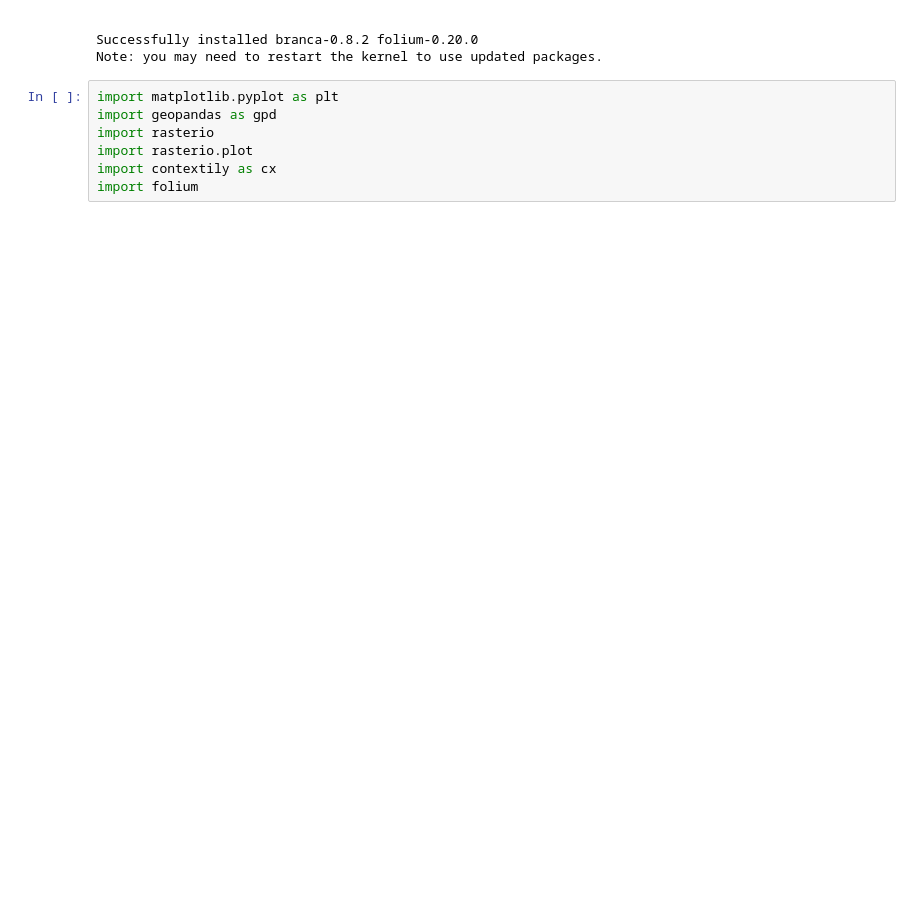
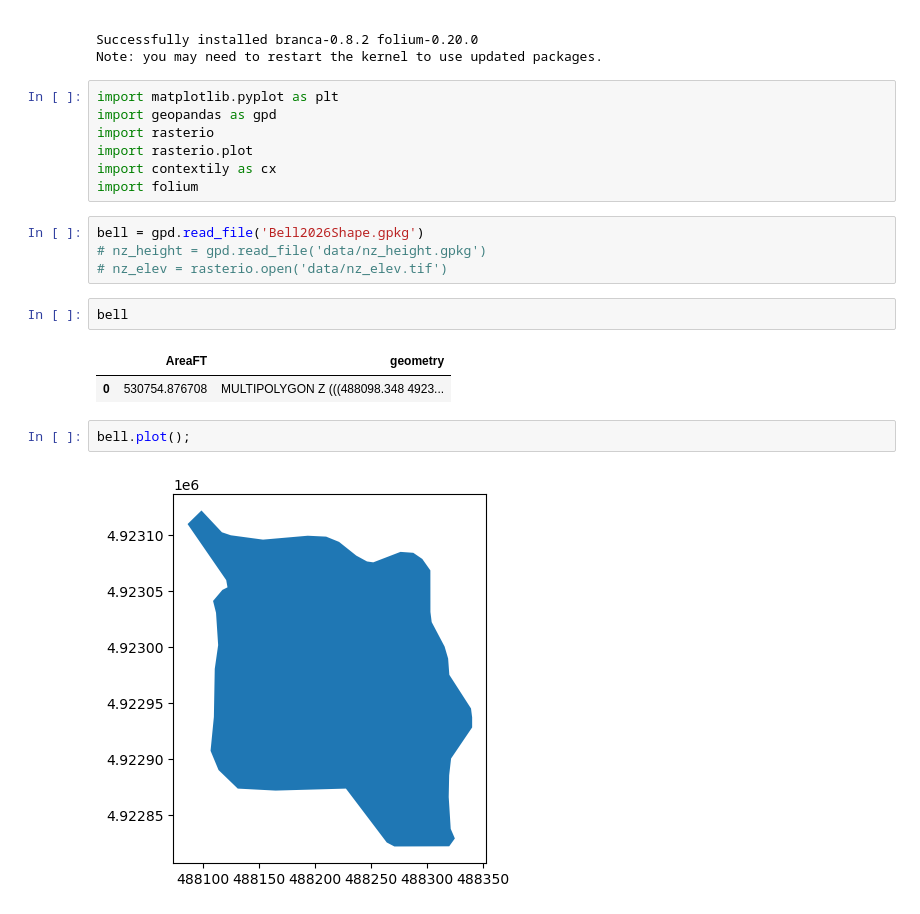
Before and after one commit to sauron-245/summer_26, a Jupyter notebook: summer 2026/BellMap.ipynb, the cells around one changed output. Saved outputs shown, nothing was run; the diff lists cells and outputs as text; blank space fills up the shorter version.

```diff
--- a/summer 2026/BellMap.ipynb
+++ b/summer 2026/BellMap.ipynb
@@ -86,3 +102,16 @@ import rasterio
 import rasterio.plot
 import contextily as cx
 import folium
+# %%
+bell = gpd.read_file('Bell2026Shape.gpkg')
+# nz_height = gpd.read_file('data/nz_height.gpkg')
+# nz_elev = rasterio.open('data/nz_elev.tif')
+# %%
+bell
+# %% [output]
+|  | AreaFT | geometry |
+| 0 | 530754.876708 | MULTIPOLYGON Z (((488098.348 4923... |
+# %%
+bell.plot();
+# %% [output]
+[figure, added]
```
Also changed, not shown: parts of 1 cell of this notebook, 2 other files.
